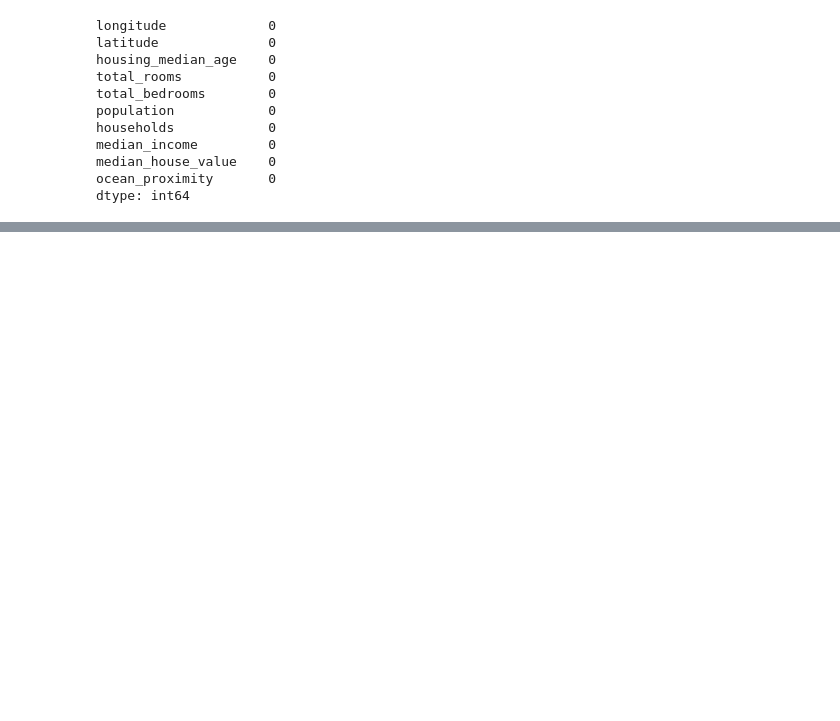
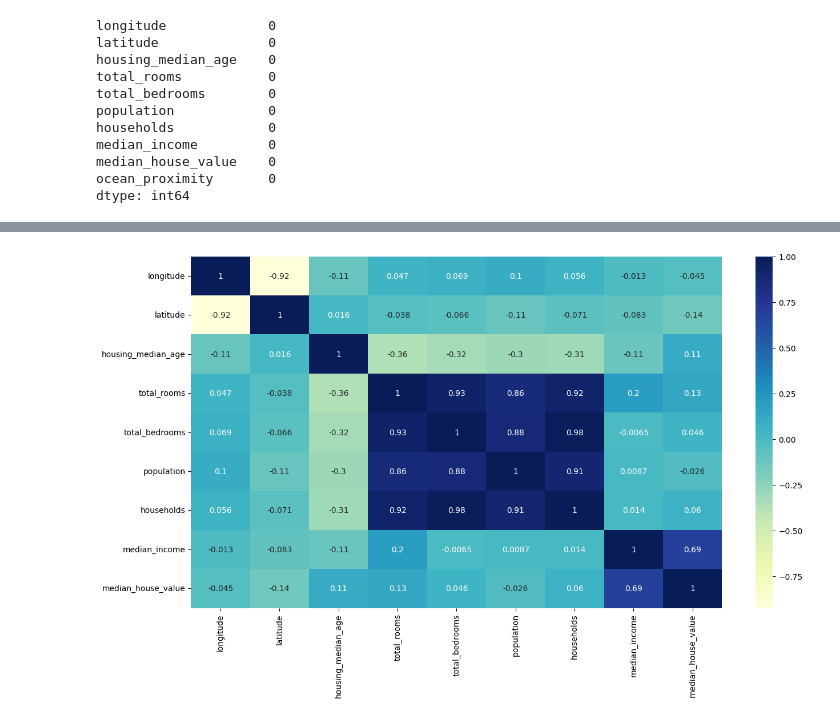
Before and after one commit to grepit/house_price_prediction, a Jupyter notebook: house_price_prediction.ipynb, the cells around one changed output, grey strips where cells are left out. Drawn from its saved outputs; the diff is of its cells as text; code cells hidden in the pictures; blank space fills up the shorter version.

```diff
--- a/house_price_prediction.ipynb
+++ b/house_price_prediction.ipynb
@@ -56,0 +121,7 @@ ValueError: Found input variables with inconsistent numbers of samples: [20433,
+# %%
+plt.figure(figsize=(15, 8))
+#YlGnBu yellow, green and blue
+sns.heatmap(training_data.corr(numeric_only=True), annot=True, cmap='YlGnBu')
+plt.show()
+# %% [output]
+[figure, added]
```
Also changed, not shown: parts of 7 cells of this notebook, 1 other file.
